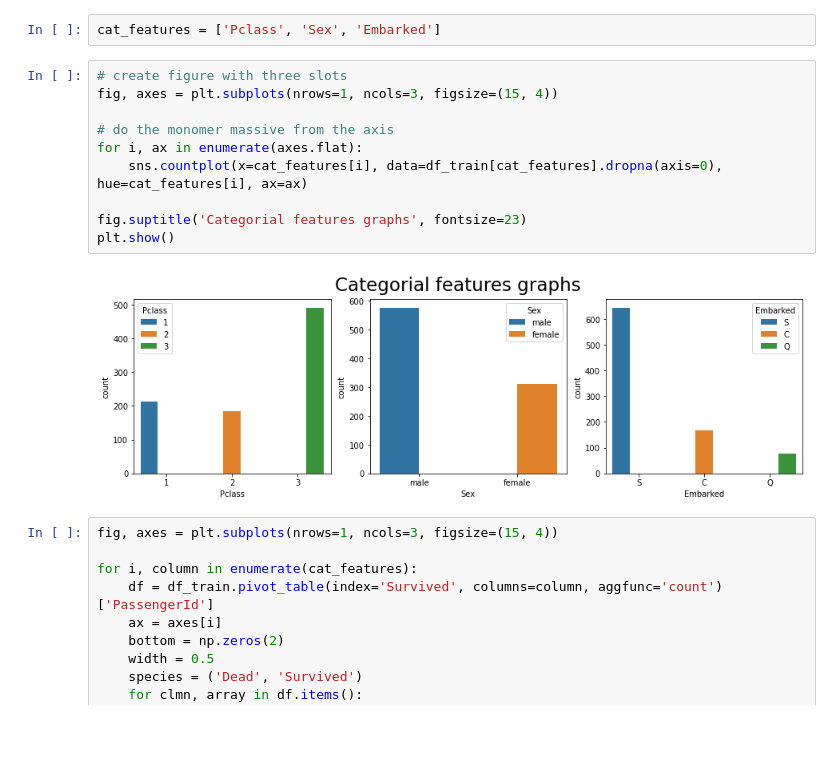
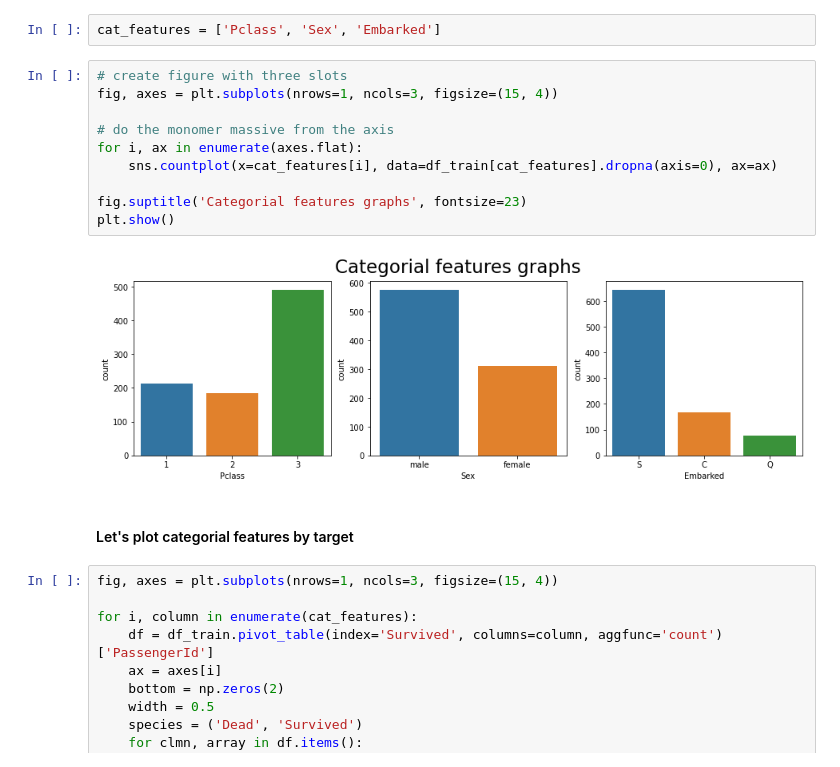
Before and after one commit to Pereyro/kaggle, a Jupyter notebook: TitanicCompetition/TitanicCompetition.ipynb, the cells around one changed output. Cells and saved outputs as stored; diff of their text form; blank space fills up the shorter version.

```diff
--- a/TitanicCompetition/TitanicCompetition.ipynb
+++ b/TitanicCompetition/TitanicCompetition.ipynb
@@ -257,15 +284,17 @@ cat_features = ['Pclass', 'Sex', 'Embarked']
 # %%
 # create figure with three slots
 fig, axes = plt.subplots(nrows=1, ncols=3, figsize=(15, 4))
 
 # do the monomer massive from the axis
 for i, ax in enumerate(axes.flat):
-    sns.countplot(x=cat_features[i], data=df_train[cat_features].dropna(axis=0), hue=cat_features[i], ax=ax)
+    sns.countplot(x=cat_features[i], data=df_train[cat_features].dropna(axis=0), ax=ax)
 
 fig.suptitle('Categorial features graphs', fontsize=23)
 plt.show()
 # %% [output]
-[figure, old version]
+[figure, new version]
+# %% [markdown]
+#### Let's plot categorial features by target
 # %%
 fig, axes = plt.subplots(nrows=1, ncols=3, figsize=(15, 4))
 
```
Also changed, not shown: parts of 34 cells of this notebook.
